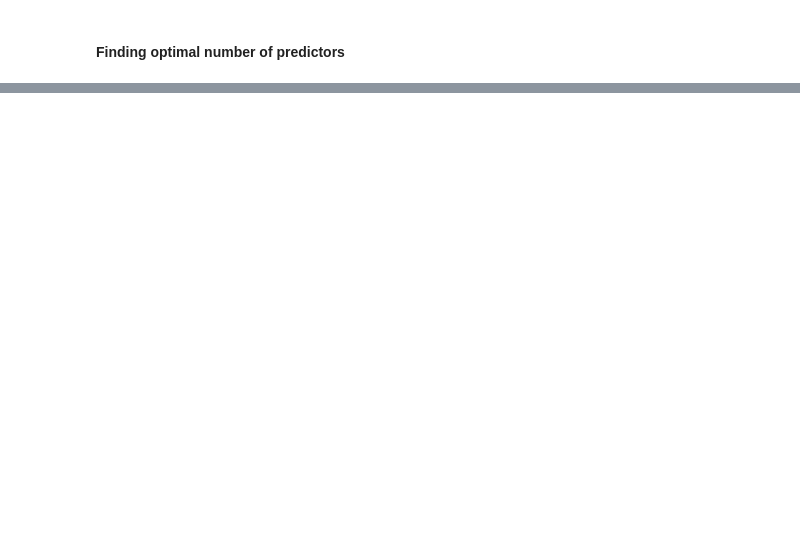
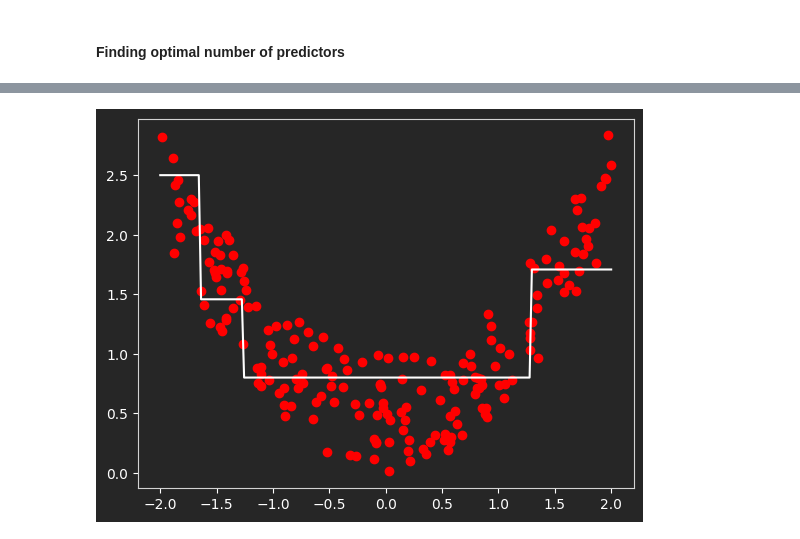
Before and after one commit to abhishak3/MLM, a Jupyter notebook: EnsembleLearning.ipynb, the cells around one changed output, grey strips where cells are left out. Drawn from its saved outputs; the diff is of its cells as text; code cells hidden in the pictures; blank space fills up the shorter version.

```diff
--- a/EnsembleLearning.ipynb
+++ b/EnsembleLearning.ipynb
@@ -329,0 +332,19 @@ for n_estimator in range(1, 200):
+# %%
+from sklearn.base import BaseEstimator, TransformerMixin
+from sklearn.model_selection import cross_val_predict
+
+class StackEnsemble(BaseEstimator, TransformerMixin):
+    def __init__(self, models, heldout_model, heldout_size=0.3):
+        self.models = models
+        self.heldout_model = heldout_model
+        self.heldout_size = heldout_size
+
+    def fit(self, X, y):
+        for model in self.models:
+            model.fit(X, y)
+        X_pred = np.stack([cross_val_predict(model, X, y, cv=5) for model in self.models], axis=1)
+        self.heldout_model.fit(X_pred, y)
+
+    def predict(self, X):
+        X_pred = np.stack([model.predict(X) for model in self.models], axis=1)
+        return self.heldout_model.predict(X_pred)
@@ -329,0 +360,9 @@ for n_estimator in range(1, 200):
+# %%
+X_train, X_test, y_train, y_test = train_test_split(X, y, test_size=0.2)
+# %%
+from sklearn.svm import SVR
+stk = StackEnsemble(
+    [DecisionTreeRegressor(max_depth=2) for _ in range(200)],
+    SVR(kernel='poly')
+)
+stk.fit(X_train, y_train)
@@ -329,0 +371,8 @@ for n_estimator in range(1, 200):
+# %%
+X_pred = np.linspace(-2, 2, 200).reshape(-1, 1)
+y_pred = stk.predict(X_pred).reshape(-1, 1)
+plt.plot(X, y, 'ro')
+plt.plot(X_pred, y_pred, 'w-')
+plt.show()
+# %% [output]
+[figure, added]
```
Also changed, not shown: parts of 21 cells of this notebook.
